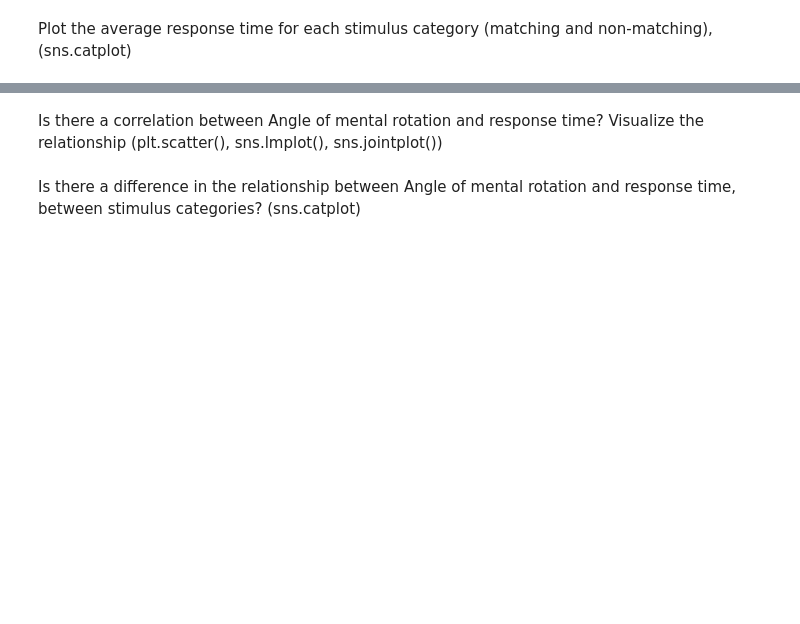
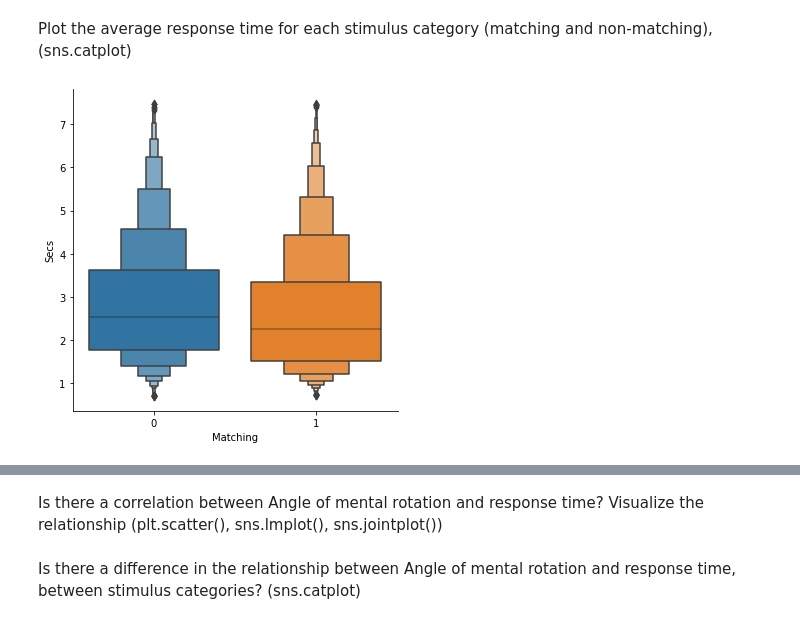
Before and after one commit to nickdelgrosso/Intro2Python, a Jupyter notebook: 16_Review_DataFrames_And_Seaborn2.ipynb, the cells around one changed output, grey strips where cells are left out. Saved outputs shown, nothing was run; the diff lists cells and outputs as text; code cells hidden in the pictures; blank space fills up the shorter version.

```diff
--- a/16_Review_DataFrames_And_Seaborn2.ipynb
+++ b/16_Review_DataFrames_And_Seaborn2.ipynb
@@ -11,3 +16,6 @@ For each trial of an experiment, subjects were asked to judge *as quickly and ac
 
 
 Use the “MentalRotation.csv” file to answer the following questions about the results of the Mental Rotation psychology experiment. If you reach the end of the exercises, explore the dataset and DataFrames more and see what you can find about this experiment!
+# %%
+df = pd.read_csv("MentalRotation.csv")
+df[:5]
@@ -33,3 +135,6 @@ What is the minimum number of trials that one subject performed?
 ### Making New Columns
 # %% [markdown]
 Convert the Time column to seconds by dividing it by 1000.
+# %%
+df['Secs'] = df['Time'] / 1000
+df.head()
@@ -37,0 +184,3 @@ Change the "Correct" column to *bool* (True/False) using the **astype()** method
+# %%
+df['IsCorrect'] = df.Correct.astype(bool)
+df.head()
@@ -38,3 +194,6 @@ Change the "Correct" column to *bool* (True/False) using the **astype()** method
 # %% [markdown]
 Make a "YesResponse" bool column that is True if the subject reported that the objects were matching.
 (Hint: the "Response" column contains the keyboard key that the subject pressed.)
+# %%
+df['YesResponse'] = df['Matching'] == 'b'
+df.head()
@@ -60,2 +247,6 @@ Plot the response time distribution as a histogram.  (plt.hist(), df.hist(), sns
 # %% [markdown]
 Plot the average response time for each stimulus category (matching and non-matching), (sns.catplot)
+# %%
+sns.catplot(data=df, x='Matching', y='Secs', kind='boxen');
+# %% [output]
+[figure, added]
```
Also changed, not shown: parts of 35 cells of this notebook, 2 other files.
